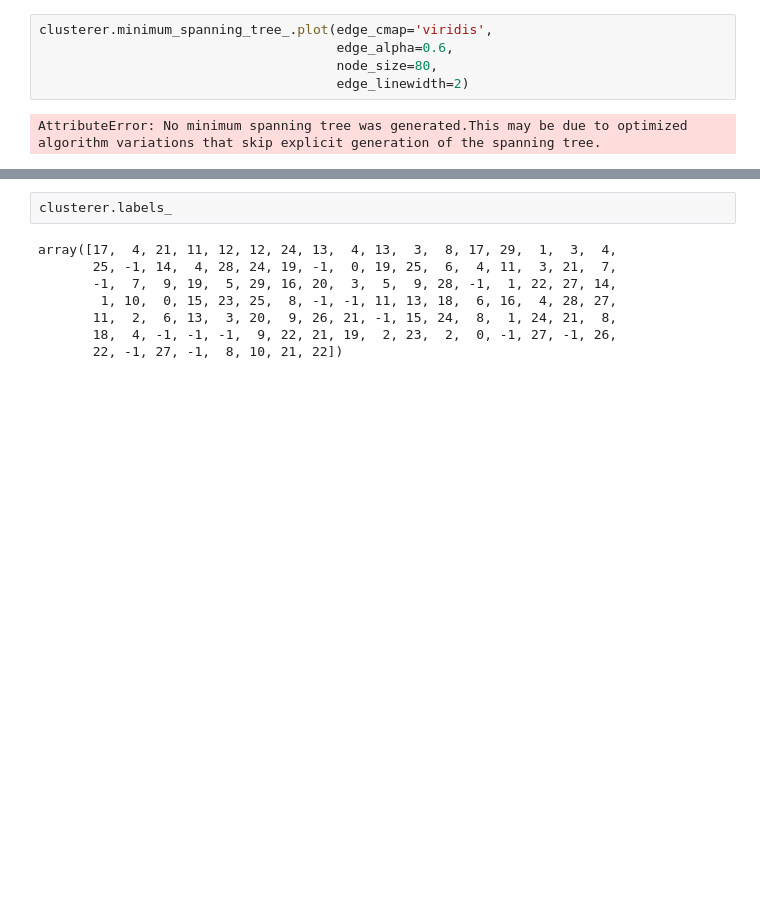
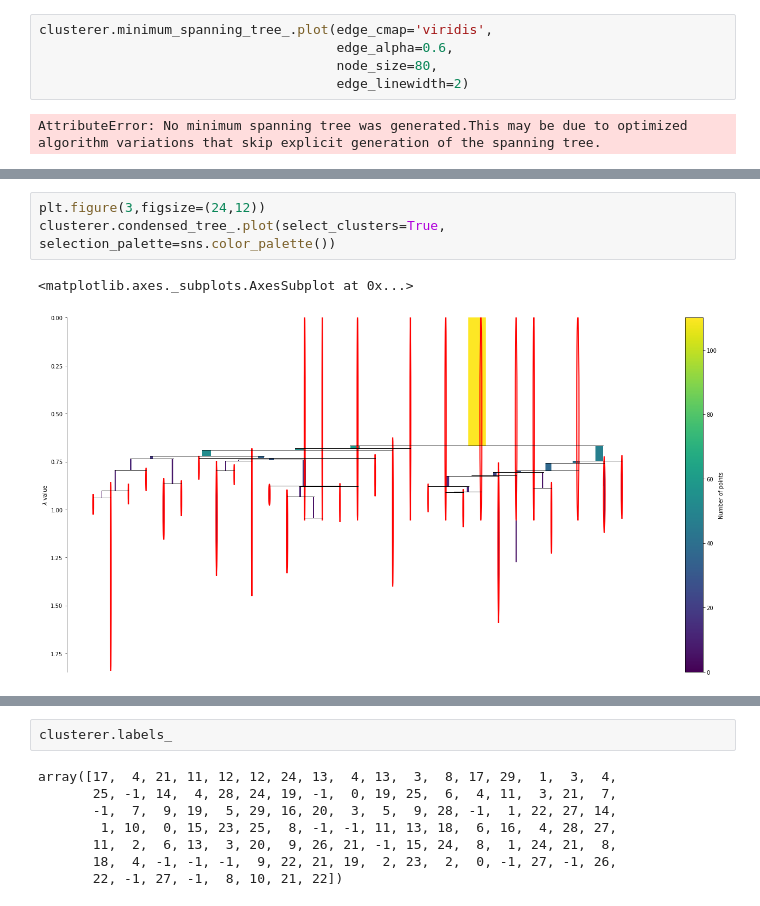
Before and after one commit to Aalto-LeTech/CodeClustersModeling, a Jupyter notebook: notebooks/metrics.ipynb, the cells around one changed output, grey strips where cells are left out. Saved outputs shown, nothing was run; the diff lists cells and outputs as text; blank space fills up the shorter version.

```diff
--- a/notebooks/metrics.ipynb
+++ b/notebooks/metrics.ipynb
@@ -346,0 +355,6 @@ clusterer.single_linkage_tree_.plot(cmap='viridis', colorbar=True)
+# %%
+plt.figure(3,figsize=(24,12))
+clusterer.condensed_tree_.plot(select_clusters=True, selection_palette=sns.color_palette())
+# %% [output]
+<matplotlib.axes._subplots.AxesSubplot at 0x...>
+[figure, added]
```
Also changed, not shown: parts of 4 cells of this notebook, 3 other files.
